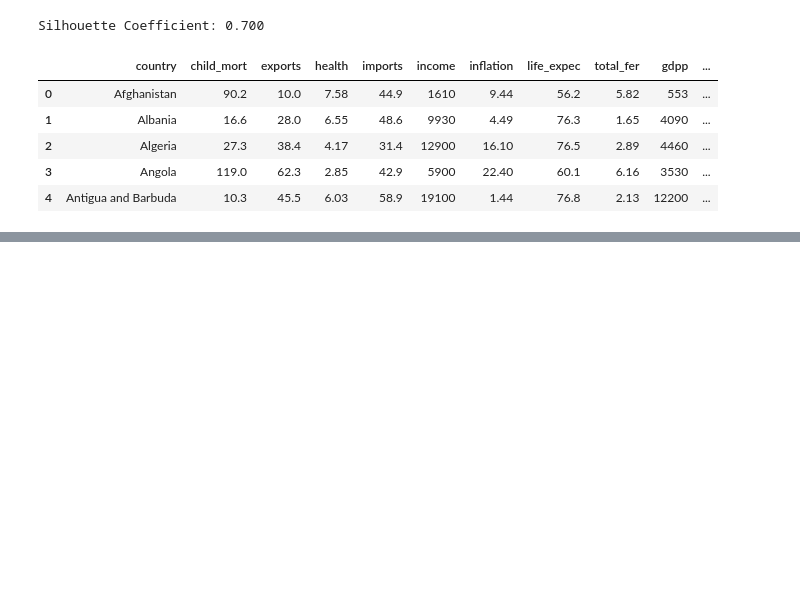
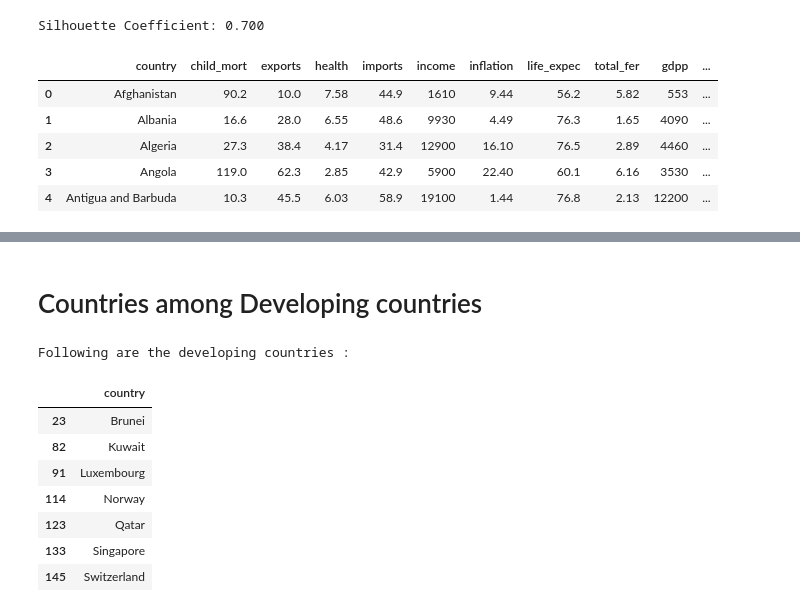
Before and after one commit to prawizard/CE888_Repo, a Jupyter notebook: Lab_6/Task7_Lab6.ipynb, the cells around one changed output, grey strips where cells are left out. Saved outputs shown, nothing was run; the diff lists cells and outputs as text; code cells hidden in the pictures; blank space fills up the shorter version.

```diff
--- a/Lab_6/Task7_Lab6.ipynb
+++ b/Lab_6/Task7_Lab6.ipynb
@@ -83,0 +160,15 @@ two_vars_3=country_data.loc[country_data['PredictedCategory']==3, :].values
+# %% [markdown]
+# Countries among Developing countries
+# %%
+print('Following are the developing countries :')
+country_data.loc[country_data['PredictedCategory']==3, ['country']]
+# %% [output]
+Following are the developing countries :
+|  | country |
+| 23 | Brunei |
+| 82 | Kuwait |
+| 91 | Luxembourg |
+| 114 | Norway |
+| 123 | Qatar |
+| 133 | Singapore |
+| 145 | Switzerland |
```
Also changed, not shown: parts of 10 cells of this notebook.
